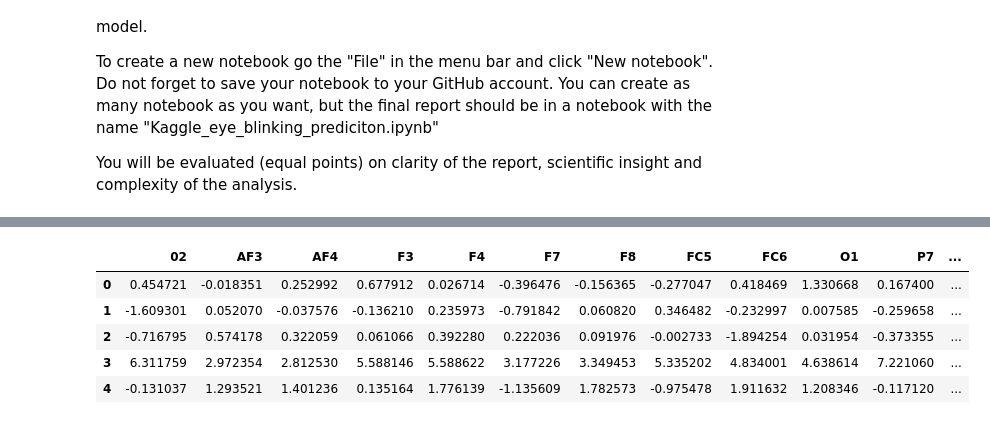
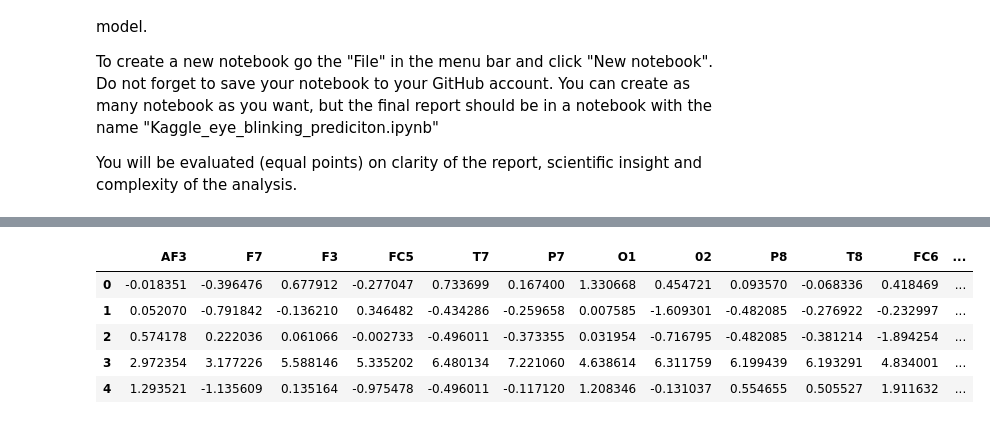
Before and after one commit to taraumutoni/Machine_Learning_course_UGent_D012554_kaggle, a Jupyter notebook: Eye blinking prediction.ipynb, the cells around one changed output, grey strips where cells are left out. Drawn from its saved outputs; the diff is of its cells as text; code cells hidden in the pictures.

```diff
--- a/Eye blinking prediction.ipynb
+++ b/Eye blinking prediction.ipynb
@@ -115,0 +106,3 @@ trainset_cols.head()
+# %%
+trainset_copy = trainset.copy()
+label_column = trainset.pop('label')
@@ -116,17 +118,17 @@ trainset_cols.head()
 # %%
 #1.Start of by weighing all features at the same scale
 from sklearn.preprocessing import StandardScaler
 
-trainset_unscaled_cols = trainset_cols.columns.values
+trainset_unscaled_cols = trainset.columns.values
 scaler = StandardScaler()
-scaler.fit(trainset_cols)
-trainset_stand = pd.DataFrame(scaler.transform(trainset_cols),columns=trainset_unscaled_cols)
+scaler.fit(trainset)
+trainset_stand = pd.DataFrame(scaler.transform(trainset),columns=trainset_unscaled_cols)
 
 trainset_stand.head() # standardized features except label column
 # %% [output]
-|  | 02 | AF3 | AF4 | F3 | F4 | F7 | F8 | FC5 | FC6 | O1 | P7 | ... |
-| 0 | 0.454721 | -0.018351 | 0.252992 | 0.677912 | 0.026714 | -0.396476 | -0.156365 | -0.277047 | 0.418469 | 1.330668 | 0.167400 | ... |
-| 1 | -1.609301 | 0.052070 | -0.037576 | -0.136210 | 0.235973 | -0.791842 | 0.060820 | 0.346482 | -0.232997 | 0.007585 | -0.259658 | ... |
-| 2 | -0.716795 | 0.574178 | 0.322059 | 0.061066 | 0.392280 | 0.222036 | 0.091976 | -0.002733 | -1.894254 | 0.031954 | -0.373355 | ... |
-| 3 | 6.311759 | 2.972354 | 2.812530 | 5.588146 | 5.588622 | 3.177226 | 3.349453 | 5.335202 | 4.834001 | 4.638614 | 7.221060 | ... |
-| 4 | -0.131037 | 1.293521 | 1.401236 | 0.135164 | 1.776139 | -1.135609 | 1.782573 | -0.975478 | 1.911632 | 1.208346 | -0.117120 | ... |
+|  | AF3 | F7 | F3 | FC5 | T7 | P7 | O1 | 02 | P8 | T8 | FC6 | ... |
+| 0 | -0.018351 | -0.396476 | 0.677912 | -0.277047 | 0.733699 | 0.167400 | 1.330668 | 0.454721 | 0.093570 | -0.068336 | 0.418469 | ... |
+| 1 | 0.052070 | -0.791842 | -0.136210 | 0.346482 | -0.434286 | -0.259658 | 0.007585 | -1.609301 | -0.482085 | -0.276922 | -0.232997 | ... |
+| 2 | 0.574178 | 0.222036 | 0.061066 | -0.002733 | -0.496011 | -0.373355 | 0.031954 | -0.716795 | -0.482085 | -0.381214 | -1.894254 | ... |
+| 3 | 2.972354 | 3.177226 | 5.588146 | 5.335202 | 6.480134 | 7.221060 | 4.638614 | 6.311759 | 6.199439 | 6.193291 | 4.834001 | ... |
+| 4 | 1.293521 | -1.135609 | 0.135164 | -0.975478 | -0.496011 | -0.117120 | 1.208346 | -0.131037 | 0.554655 | 0.505527 | 1.911632 | ... |
```
Also changed, not shown: parts of 6 cells of this notebook.
